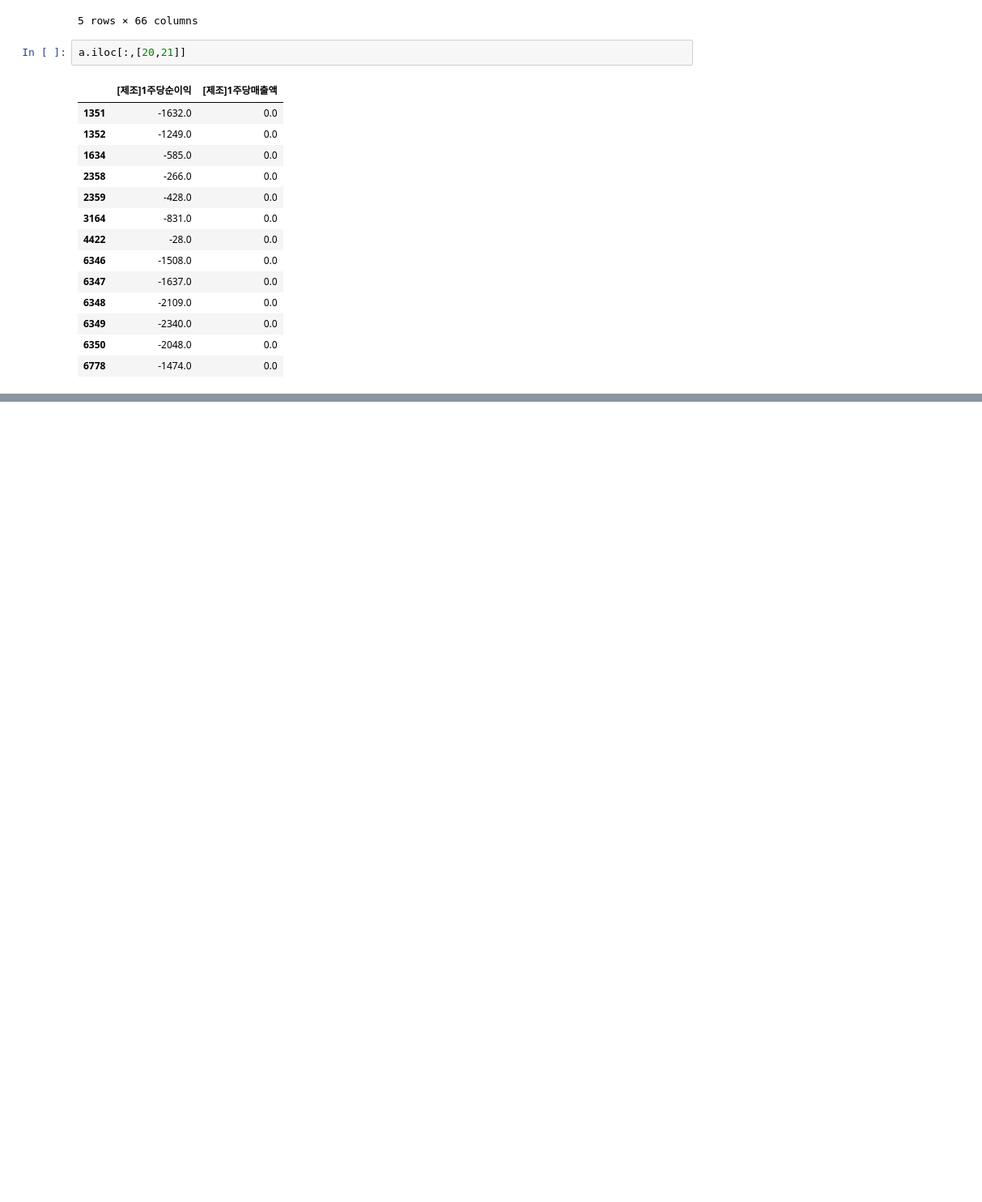
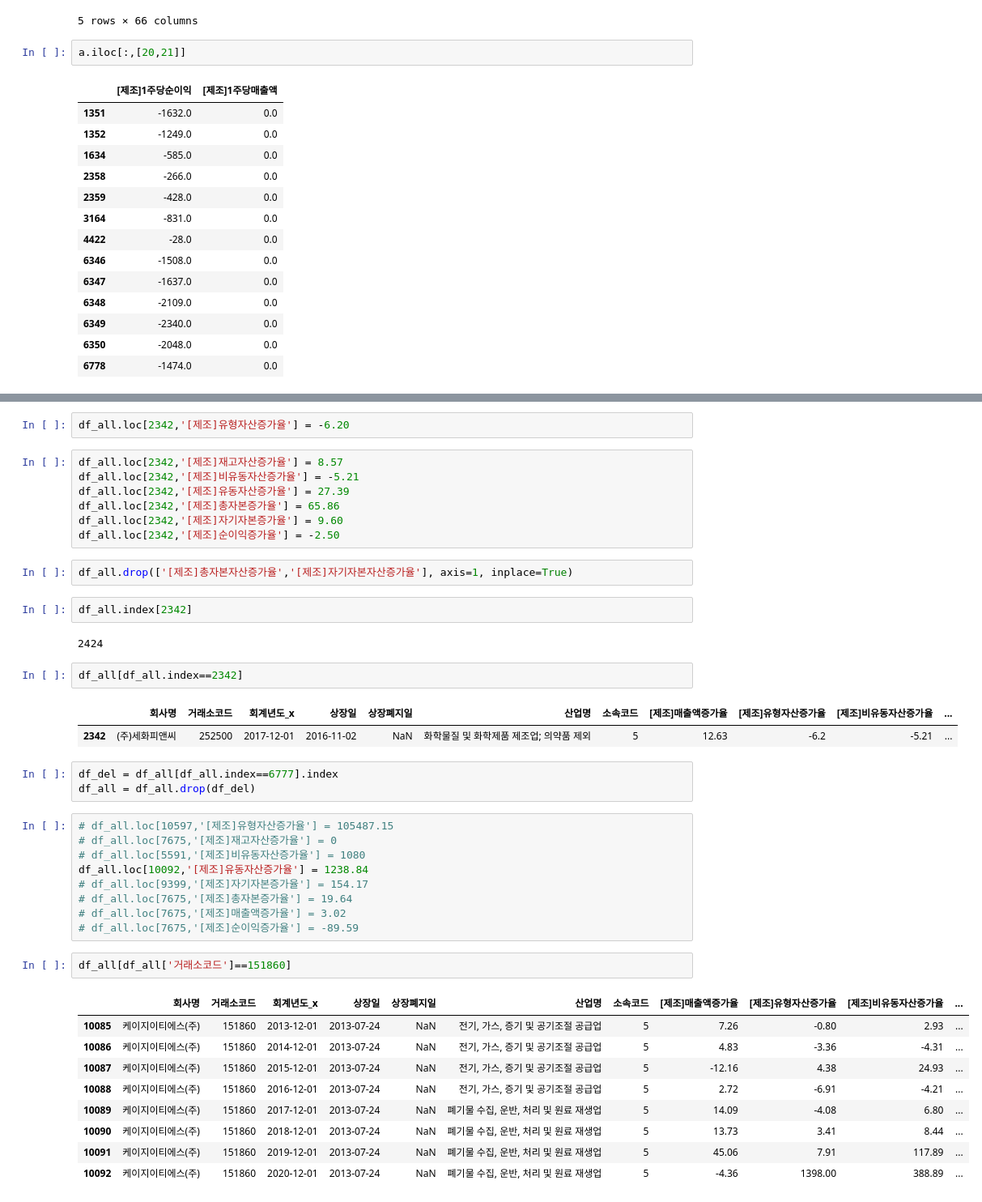
Before and after one commit to Sunghwi01/Project2, a Jupyter notebook: 재무제표통합mk2(성휘).ipynb, the cells around one changed output, grey strips where cells are left out. Shown: that part at 81% size. Cells and saved outputs as stored; diff of their text form; blank space fills up the shorter version.

```diff
--- a/재무제표통합mk2(성휘).ipynb
+++ b/재무제표통합mk2(성휘).ipynb
@@ -414,0 +446,44 @@ a.iloc[:,[20,21]]
+# %%
+df_all.loc[2342,'[제조]유형자산증가율'] = -6.20
+# %%
+df_all.loc[2342,'[제조]재고자산증가율'] = 8.57
+df_all.loc[2342,'[제조]비유동자산증가율'] = -5.21
+df_all.loc[2342,'[제조]유동자산증가율'] = 27.39
+df_all.loc[2342,'[제조]총자본증가율'] = 65.86
+df_all.loc[2342,'[제조]자기자본증가율'] = 9.60
+df_all.loc[2342,'[제조]순이익증가율'] = -2.50
+# %%
+df_all.drop(['[제조]총자본자산증가율','[제조]자기자본자산증가율'], axis=1, inplace=True)
+# %%
+df_all.index[2342]
+# %% [output]
+2424
+# %%
+df_all[df_all.index==2342]
+# %% [output]
+|  | 회사명 | 거래소코드 | 회계년도_x | 상장일 | 상장폐지일 | 산업명 | 소속코드 | [제조]매출액증가율 | [제조]유형자산증가율 | [제조]비유동자산증가율 | ... |
+| 2342 | (주)세화피앤씨 | 252500 | 2017-12-01 | 2016-11-02 | NaN | 화학물질 및 화학제품 제조업; 의약품 제외 | 5 | 12.63 | -6.2 | -5.21 | ... |
+# %%
+df_del = df_all[df_all.index==6777].index
+df_all = df_all.drop(df_del)
+# %%
+# df_all.loc[10597,'[제조]유형자산증가율'] = 105487.15
+# df_all.loc[7675,'[제조]재고자산증가율'] = 0
+# df_all.loc[5591,'[제조]비유동자산증가율'] = 1080
+df_all.loc[10092,'[제조]유동자산증가율'] = 1238.84
+# df_all.loc[9399,'[제조]자기자본증가율'] = 154.17
+# df_all.loc[7675,'[제조]총자본증가율'] = 19.64
+# df_all.loc[7675,'[제조]매출액증가율'] = 3.02
+# df_all.loc[7675,'[제조]순이익증가율'] = -89.59
+# %%
+df_all[df_all['거래소코드']==151860]
+# %% [output]
+|  | 회사명 | 거래소코드 | 회계년도_x | 상장일 | 상장폐지일 | 산업명 | 소속코드 | [제조]매출액증가율 | [제조]유형자산증가율 | [제조]비유동자산증가율 | ... |
+| 10085 | 케이지이티에스(주) | 151860 | 2013-12-01 | 2013-07-24 | NaN | 전기, 가스, 증기 및 공기조절 공급업 | 5 | 7.26 | -0.80 | 2.93 | ... |
+| 10086 | 케이지이티에스(주) | 151860 | 2014-12-01 | 2013-07-24 | NaN | 전기, 가스, 증기 및 공기조절 공급업 | 5 | 4.83 | -3.36 | -4.31 | ... |
+| 10087 | 케이지이티에스(주) | 151860 | 2015-12-01 | 2013-07-24 | NaN | 전기, 가스, 증기 및 공기조절 공급업 | 5 | -12.16 | 4.38 | 24.93 | ... |
+| 10088 | 케이지이티에스(주) | 151860 | 2016-12-01 | 2013-07-24 | NaN | 전기, 가스, 증기 및 공기조절 공급업 | 5 | 2.72 | -6.91 | -4.21 | ... |
+| 10089 | 케이지이티에스(주) | 151860 | 2017-12-01 | 2013-07-24 | NaN | 폐기물 수집, 운반, 처리 및 원료 재생업 | 5 | 14.09 | -4.08 | 6.80 | ... |
+| 10090 | 케이지이티에스(주) | 151860 | 2018-12-01 | 2013-07-24 | NaN | 폐기물 수집, 운반, 처리 및 원료 재생업 | 5 | 13.73 | 3.41 | 8.44 | ... |
+| 10091 | 케이지이티에스(주) | 151860 | 2019-12-01 | 2013-07-24 | NaN | 폐기물 수집, 운반, 처리 및 원료 재생업 | 5 | 45.06 | 7.91 | 117.89 | ... |
+| 10092 | 케이지이티에스(주) | 151860 | 2020-12-01 | 2013-07-24 | NaN | 폐기물 수집, 운반, 처리 및 원료 재생업 | 5 | -4.36 | 1398.00 | 388.89 | ... |
```
Also changed, not shown: parts of 5 cells of this notebook, 2 other files.
